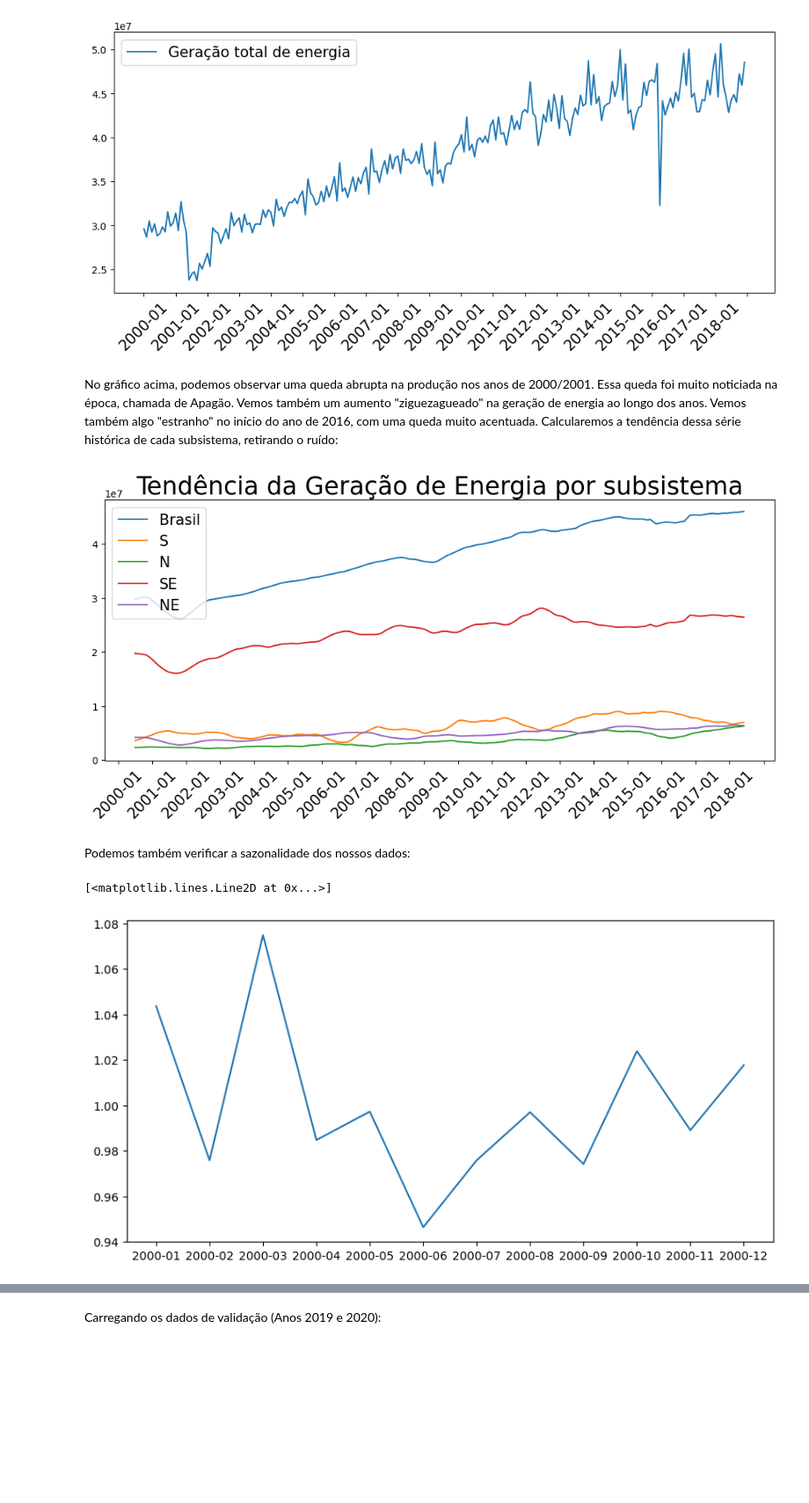
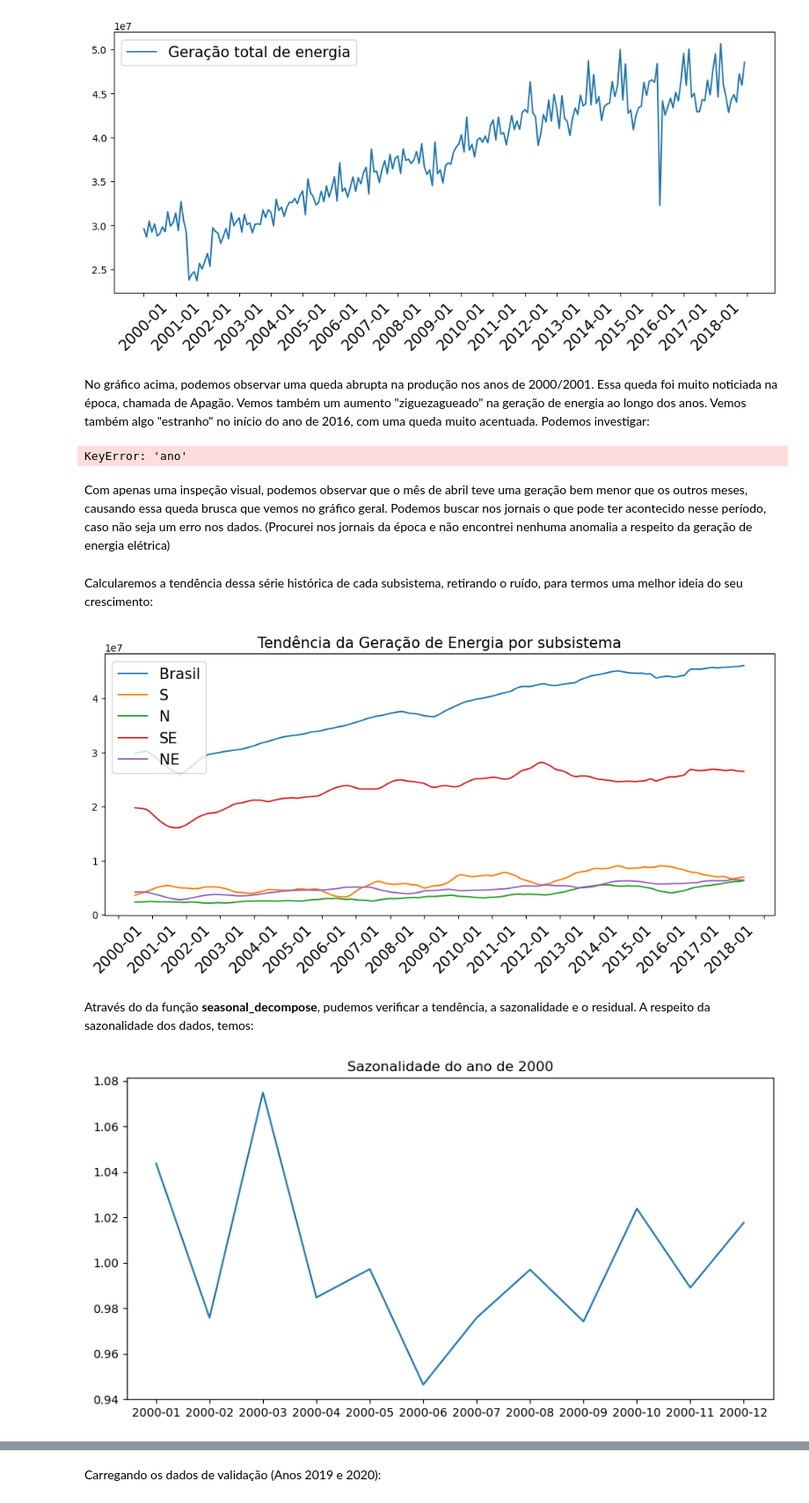
Before and after one commit to ppbgarcia/bootcamp20241, a Jupyter notebook: eda.ipynb, the cells around one changed output, grey strips where cells are left out. Shown at 88% size. Saved outputs shown, nothing was run; the diff lists cells and outputs as text; code cells hidden in the pictures; blank space fills up the shorter version.

```diff
--- a/eda.ipynb
+++ b/eda.ipynb
@@ -117,8 +120,15 @@ plt.tight_layout()
 # %% [output]
 [figure]
 # %% [markdown]
-No gráfico acima, podemos observar uma queda abrupta na produção nos anos de 2000/2001. Essa queda foi muito noticiada na época, chamada de Apagão. Vemos também um aumento "ziguezagueado" na geração de energia ao longo dos anos. Vemos também algo "estranho" no início do ano de 2016, com uma queda muito acentuada.
-Calcularemos a tendência dessa série histórica de cada subsistema, retirando o ruído:
+No gráfico acima, podemos observar uma queda abrupta na produção nos anos de 2000/2001. Essa queda foi muito noticiada na época, chamada de Apagão. Vemos também um aumento "ziguezagueado" na geração de energia ao longo dos anos. Vemos também algo "estranho" no início do ano de 2016, com uma queda muito acentuada. Podemos investigar:
+# %%
+display(brasil[brasil['ano'] == 2016])
+# %% [output]
+KeyError: 'ano'
+# %% [markdown]
+Com apenas uma inspeção visual, podemos observar que o mês de abril teve uma geração bem menor que os outros meses, causando essa queda brusca que vemos no gráfico geral. Podemos buscar nos jornais o que pode ter acontecido nesse período, caso não seja um erro nos dados. (Procurei nos jornais da época e não encontrei nenhuma anomalia a respeito da geração de energia elétrica)
+# %% [markdown]
+Calcularemos a tendência dessa série histórica de cada subsistema, retirando o ruído, para termos uma melhor ideia do seu crescimento:
 # %%
 decompositionN = seasonal_decompose(norte, model='multiplicative', period=12)  # decomposição anual
 decompositionNE = seasonal_decompose(nordeste, model='multiplicative', period=12)  # decomposição anual
@@ -145,16 +155,16 @@ plt.gca().xaxis.set_major_locator(plt.MultipleLocator(12))
 plt.xticks(rotation = 45, fontsize = 15)
 plt.tight_layout()
 
-plt.title("Tendência da Geração de Energia por subsistema", fontsize = 25)
+plt.title("Tendência da Geração de Energia por subsistema", fontsize = 15)
 plt.show()
 # %% [output]
-[figure, old version]
+[figure, new version]
-# %% [markdown]
-Podemos também verificar a sazonalidade dos nossos dados:
+# %% [markdown]
+Através do da função **seasonal_decompose**, pudemos verificar a tendência, a sazonalidade e o residual. A respeito da sazonalidade dos dados, temos:
 # %%
 plt.figure(figsize = [10, 5])
-plt.plot(sazonalidadeBrasil.seasonal.iloc[0:12])
+plt.title("Sazonalidade do ano de 2000")
+plt.plot(sazonalidadeBrasil.seasonal.iloc[0:12]);
 # %% [output]
-[<matplotlib.lines.Line2D at 0x...>]
-[figure, old version]
+[figure, new version]
 # %% [markdown]
```
Also changed, not shown: parts of 8 cells of this notebook.
